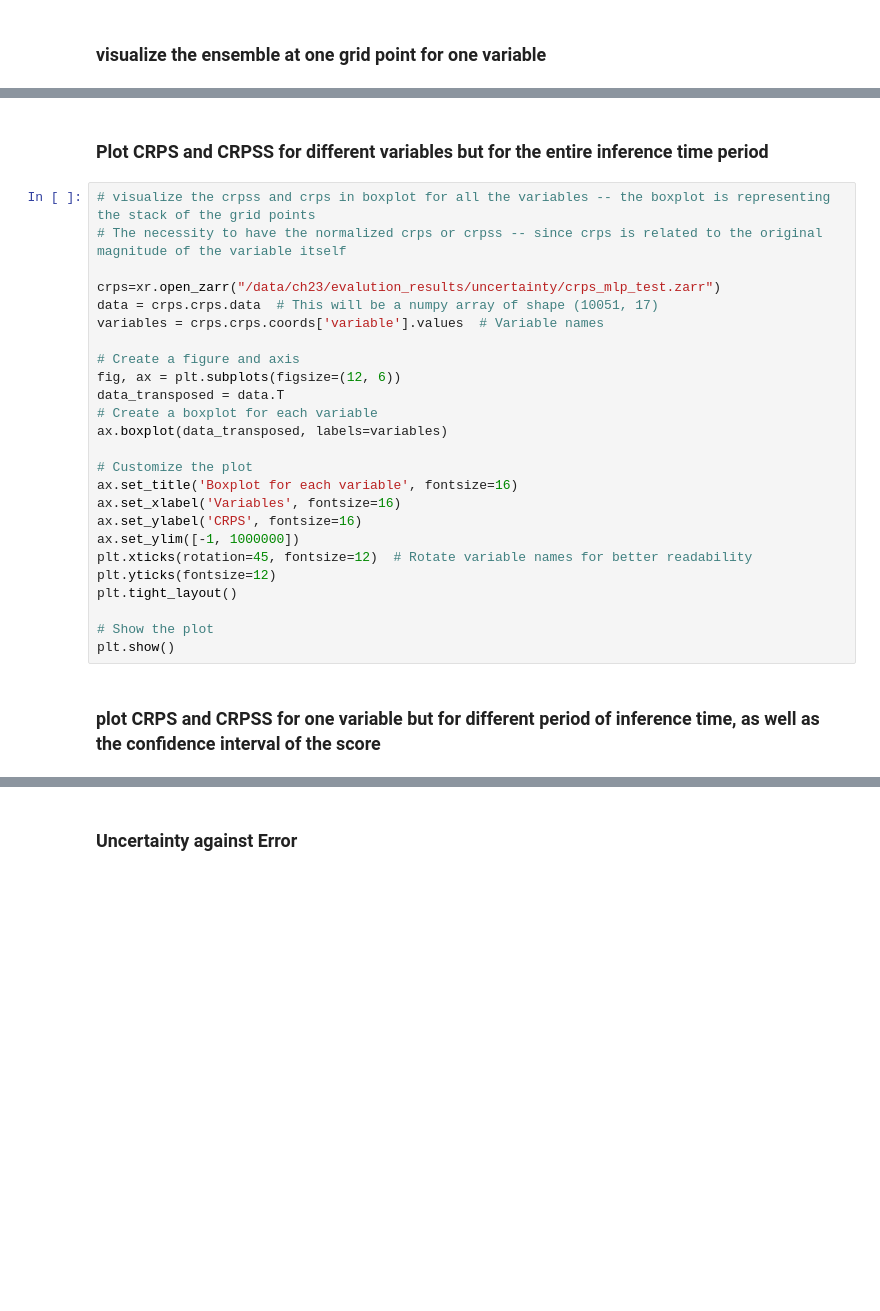
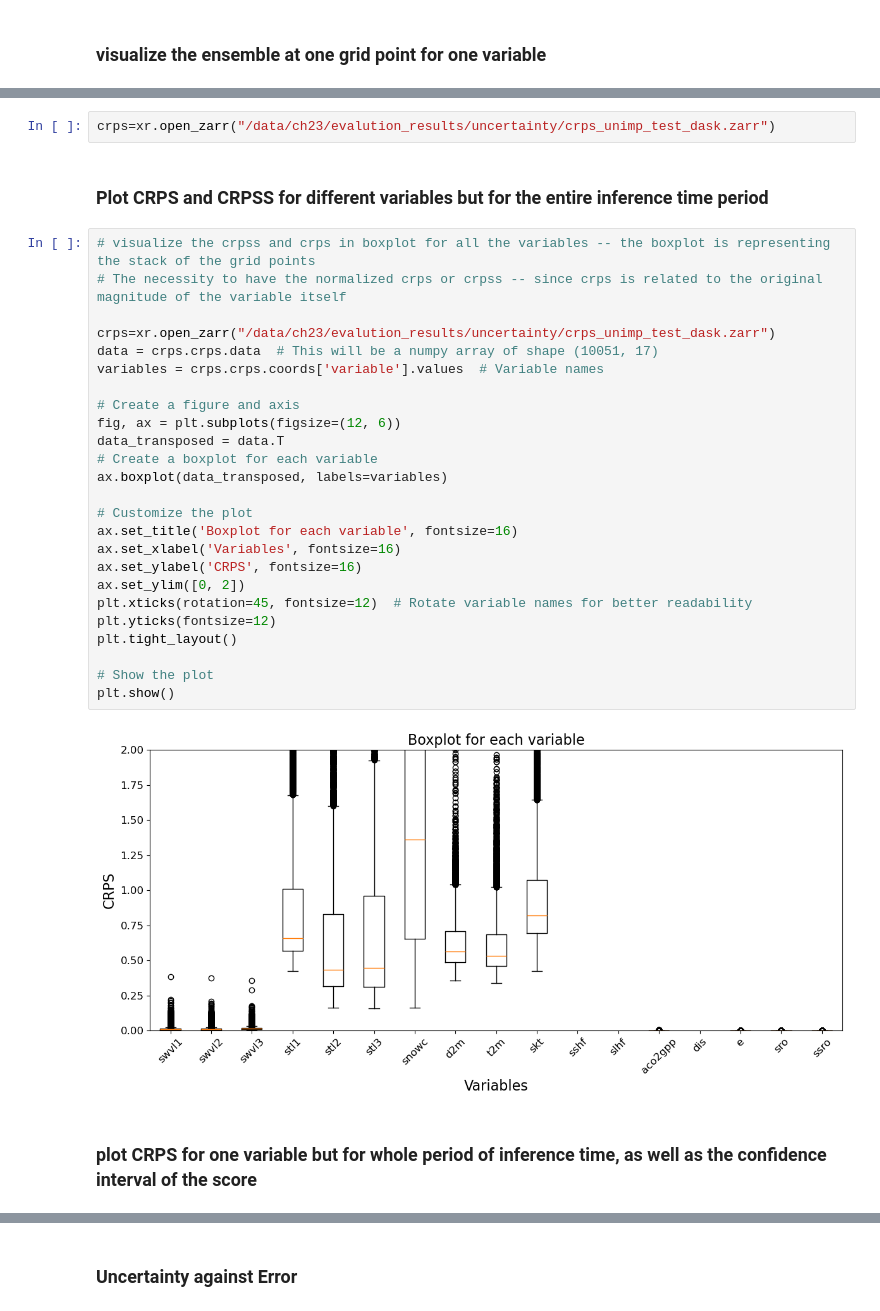
Before and after one commit to ECMWFCode4Earth/ML-BEES, a Jupyter notebook: ML-BEES-eval/uncertainty.ipynb, the cells around one changed output, grey strips where cells are left out. Cells and saved outputs as stored; diff of their text form; blank space fills up the shorter version.

```diff
--- a/ML-BEES-eval/uncertainty.ipynb
+++ b/ML-BEES-eval/uncertainty.ipynb
@@ -598,32 +227,36 @@ crps_ds.to_zarr("/data/ch23/evalution_results/uncertainty/crps_mlp_test.zarr")
+# %%
+crps=xr.open_zarr("/data/ch23/evalution_results/uncertainty/crps_unimp_test_dask.zarr")
 # %% [markdown]
 ### Plot CRPS and CRPSS for different variables but for the entire inference time period
 # %%
 # visualize the crpss and crps in boxplot for all the variables -- the boxplot is representing the stack of the grid points
 # The necessity to have the normalized crps or crpss -- since crps is related to the original magnitude of the variable itself
 
-crps=xr.open_zarr("/data/ch23/evalution_results/uncertainty/crps_mlp_test.zarr")
+crps=xr.open_zarr("/data/ch23/evalution_results/uncertainty/crps_unimp_test_dask.zarr")
 data = crps.crps.data  # This will be a numpy array of shape (10051, 17)
 variables = crps.crps.coords['variable'].values  # Variable names
 
 # Create a figure and axis
 fig, ax = plt.subplots(figsize=(12, 6))
 data_transposed = data.T
 # Create a boxplot for each variable
 ax.boxplot(data_transposed, labels=variables)
 
 # Customize the plot
 ax.set_title('Boxplot for each variable', fontsize=16)
 ax.set_xlabel('Variables', fontsize=16)
 ax.set_ylabel('CRPS', fontsize=16)
-ax.set_ylim([-1, 1000000])
+ax.set_ylim([0, 2])
 plt.xticks(rotation=45, fontsize=12)  # Rotate variable names for better readability
 plt.yticks(fontsize=12)
 plt.tight_layout()
 
 # Show the plot
 plt.show()
+# %% [output]
+[figure, added]
 # %% [markdown]
-### plot CRPS and CRPSS for one variable but for different period of inference time, as well as the confidence interval of the score
+### plot CRPS for one variable but for whole period of inference time, as well as the confidence interval of the score
 # %%
 # the confidence interval comes from 10051 grid points
 
```
Also changed, not shown: parts of 29 cells of this notebook.
